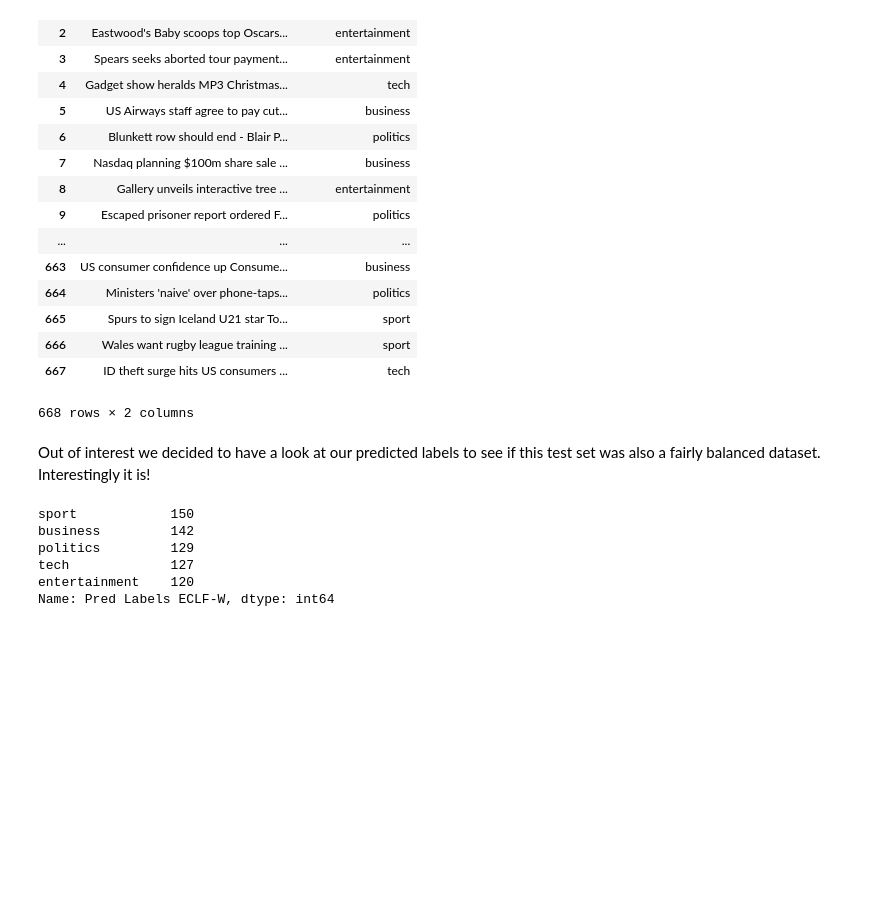
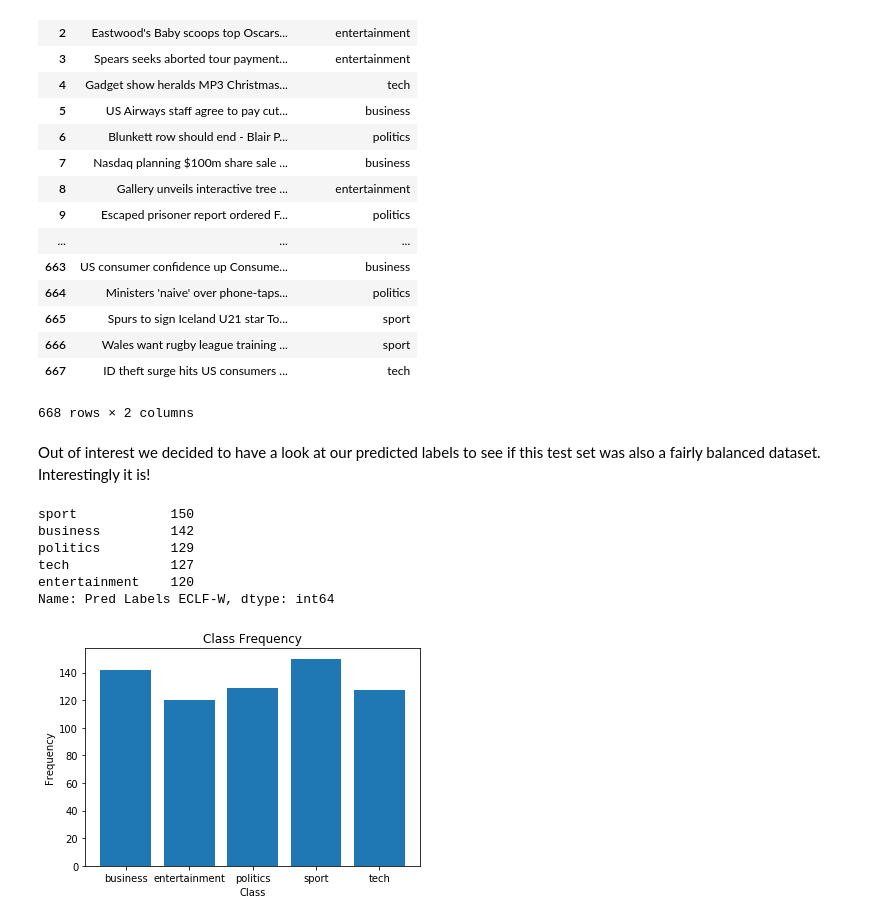
Before and after one commit to L-brierton/Text-Analytics-College-Project, a Jupyter notebook: Homework 2.ipynb, the cells around one changed output. Drawn from its saved outputs; the diff is of its cells as text; code cells hidden in the pictures; blank space fills up the shorter version.

```diff
--- a/Homework 2.ipynb
+++ b/Homework 2.ipynb
@@ -968,3 +968,15 @@ politics         129
 tech             127
 entertainment    120
 Name: Pred Labels ECLF-W, dtype: int64
+# %%
+import matplotlib.pyplot as plt
+
+unique, counts = np.unique(df_handle_test_onhold['Pred Labels ECLF-W'], return_counts=True)
+
+plt.bar(unique,counts)
+plt.title('Class Frequency')
+plt.xlabel('Class')
+plt.ylabel('Frequency')
+plt.show()
+# %% [output]
+[figure, added]
```
